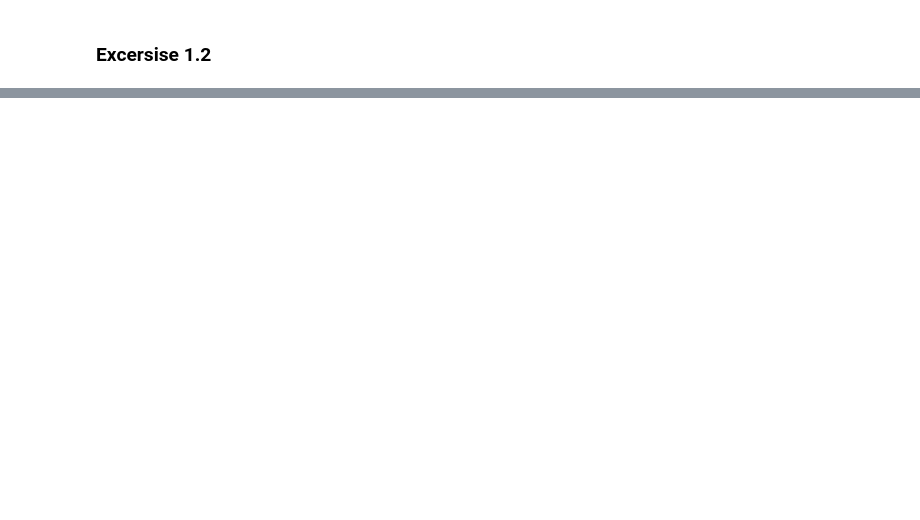
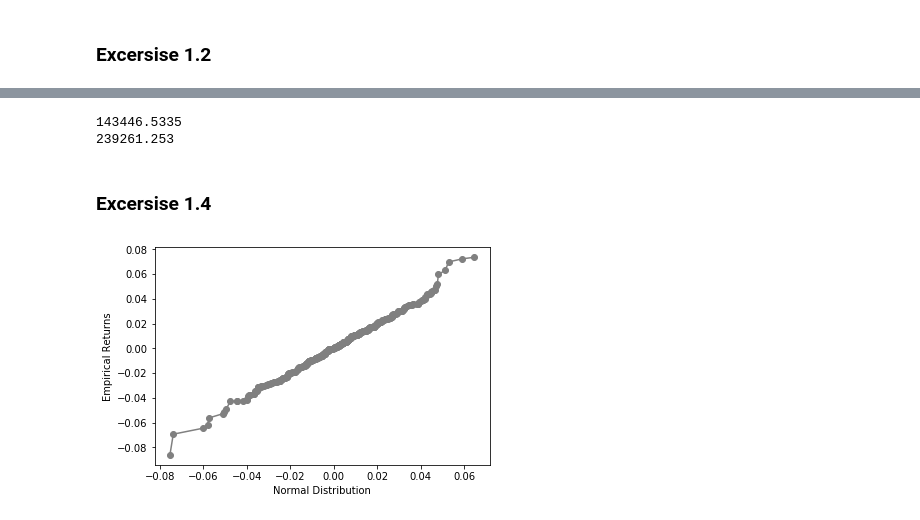
Before and after one commit to Luedman/Theory_of_Finance_Assignments, a Jupyter notebook: Assignment_2/Assignment2.ipynb, the cells around one changed output, grey strips where cells are left out. Drawn from its saved outputs; the diff is of its cells as text; code cells hidden in the pictures; blank space fills up the shorter version.

```diff
--- a/Assignment_2/Assignment2.ipynb
+++ b/Assignment_2/Assignment2.ipynb
@@ -95,0 +122,34 @@ emp_expshort(stock_data['LISN'], 0.05)*100
+# %%
+initial_amount = 10000000
+
+def invested_amount_std(data, initial_amount, period = 4):
+
+    value_position = [initial_amount]
+
+    for i in range(1,len(data)):
+
+        value_position.append((1 + data[i]) * value_position[i-1])
+
+    return np.round(np.std(value_position[0:4]),4)
+
+print(invested_amount_std(stock_data['LISN'], initial_amount))
+print(invested_amount_std(stock_data['BAER'], initial_amount))
+# %% [output]
+143446.5335
+239261.253
+# %% [markdown]
+### Excersise 1.4
+# %%
+returns_sorted = stock_data.sort_values('LISN')['LISN']
+sdt_norm = pd.DataFrame(np.random.normal(np.mean(stock_data['LISN']),np.std(stock_data['LISN']),size = len(stock_data['LISN'])))
+sdt_norm = sdt_norm.sort_values(0)
+
+
+plt.plot(sdt_norm, returns_sorted, color = 'grey', label = 'QQ', marker ='o')
+
+plt.xlabel('Normal Distribution')
+plt.ylabel('Empirical Returns')
+
+plt.show()
+# %% [output]
+[figure, added]
```
Also changed, not shown: parts of 18 cells of this notebook.
